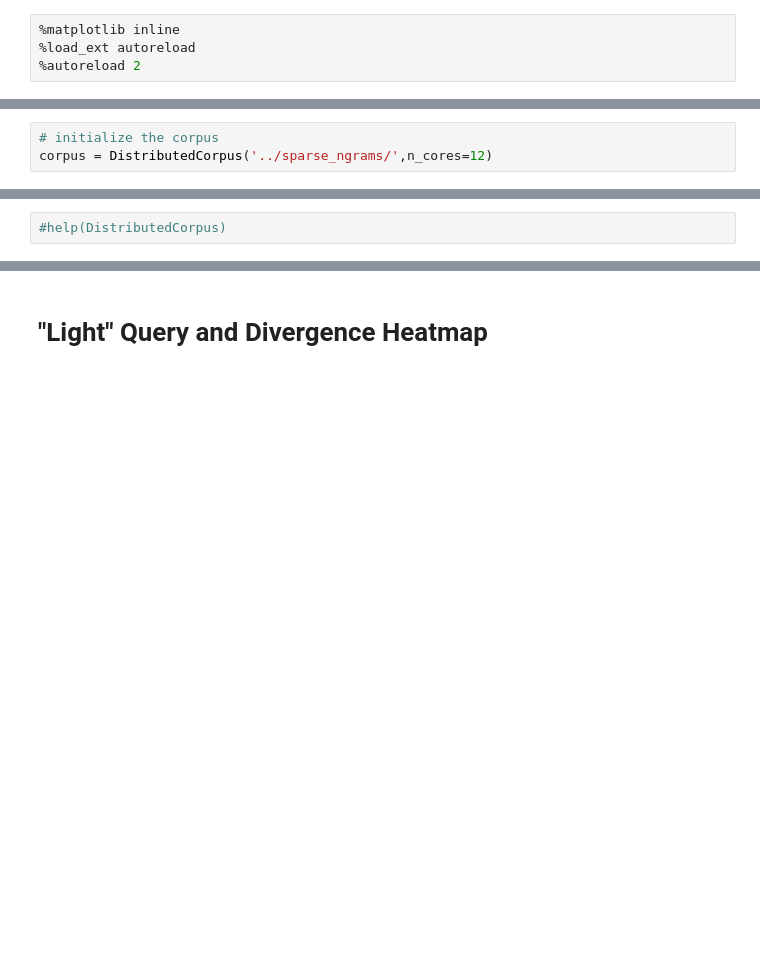
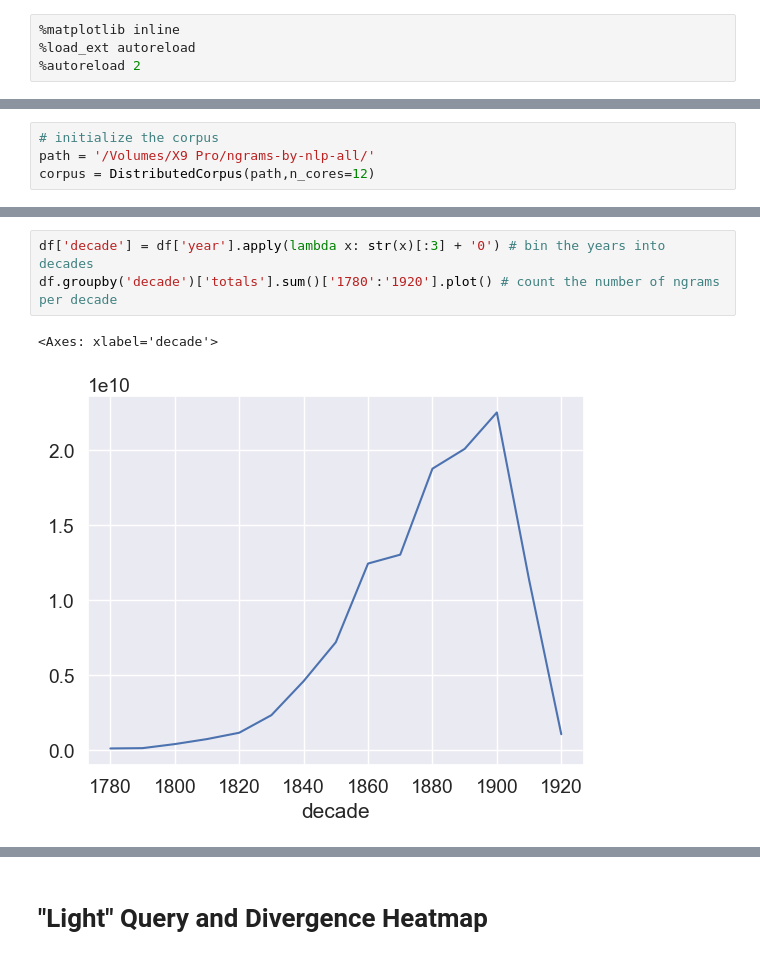
Before and after one commit to Living-with-machines/newswords, a Jupyter notebook: Explore_Distributed_Corpus.ipynb, the cells around one changed output, grey strips where cells are left out. Drawn from its saved outputs; the diff is of its cells as text; blank space fills up the shorter version.

```diff
--- a/Explore_Distributed_Corpus.ipynb
+++ b/Explore_Distributed_Corpus.ipynb
@@ -29,3 +30,4 @@ query_dict =  {1:['machine'],
 # %%
 # initialize the corpus
-corpus = DistributedCorpus('../sparse_ngrams/',n_cores=12)
+path = '/Volumes/X9 Pro/ngrams-by-nlp-all/'
+corpus = DistributedCorpus(path,n_cores=12)
@@ -38 +79,7 @@ Wall time: 1min 13s
+# %%
+df['decade'] = df['year'].apply(lambda x: str(x)[:3] + '0') # bin the years into decades
+df.groupby('decade')['totals'].sum()['1780':'1920'].plot() # count the number of ngrams per decade
+# %% [output]
+<Axes: xlabel='decade'>
+[figure, added]
 # %% [markdown]
@@ -40,4 +87,2 @@ Wall time: 1min 13s
-# %%
-#help(DistributedCorpus)
 # %%
 df.groupby('year')['totals'].sum().loc[1780:1920].plot(figsize=(15,5))
```
Also changed, not shown: parts of 151 cells of this notebook, 5 other files.
